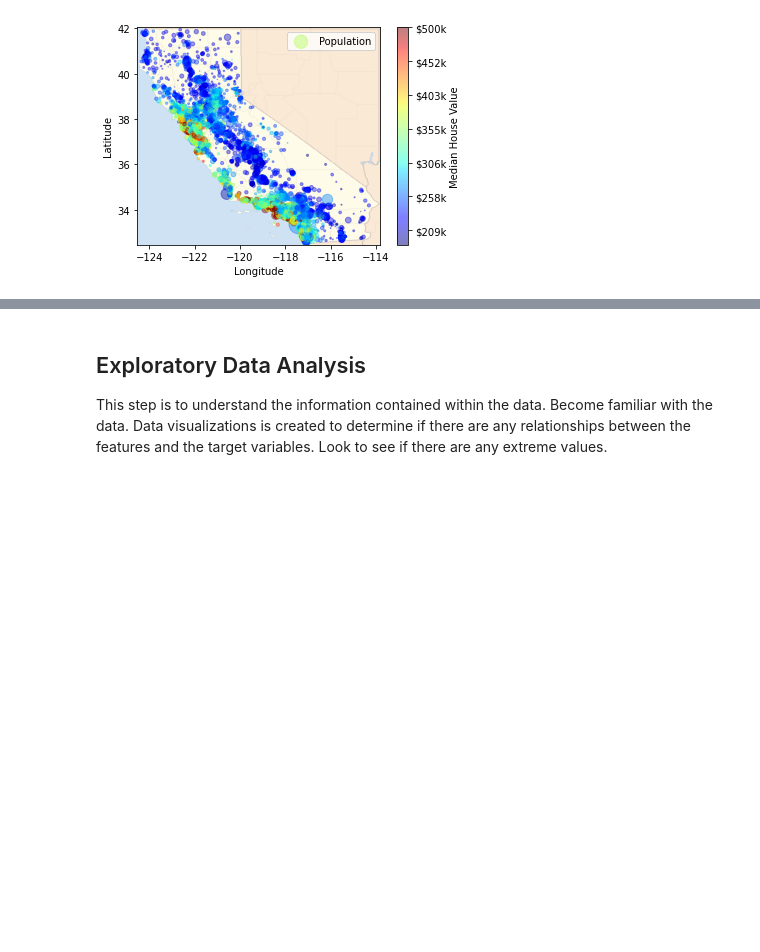
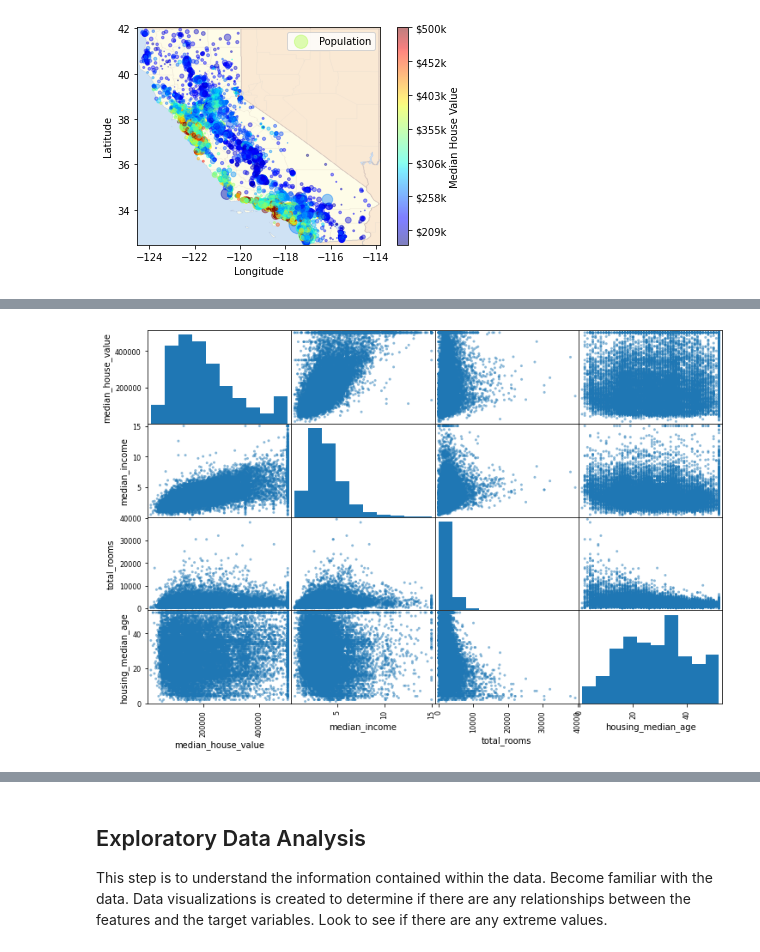
Before and after one commit to ghcn345/California-Housing-Prices-Prediction, a Jupyter notebook: Housing Prices Prediction.ipynb, the cells around one changed output, grey strips where cells are left out. Drawn from its saved outputs; the diff is of its cells as text; code cells hidden in the pictures; blank space fills up the shorter version.

```diff
--- a/Housing Prices Prediction.ipynb
+++ b/Housing Prices Prediction.ipynb
@@ -195,0 +213,7 @@ plt.show()
+# %%
+attributes = ["median_house_value", "median_income", "total_rooms", "housing_median_age"]
+scatter_matrix(housing[attributes], figsize=(12, 8))
+#plt.savefig("images/scatter_matrix_plot.png", format="png", dpi=300)
+plt.show()
+# %% [output]
+[figure, added]
```
Also changed, not shown: parts of 59 cells of this notebook.
